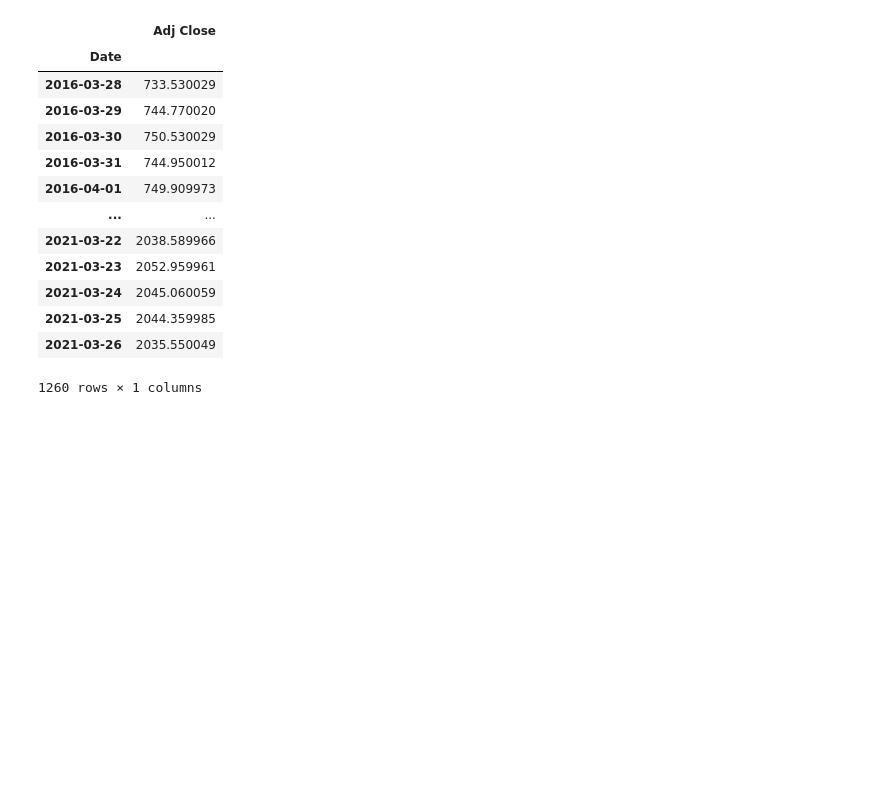
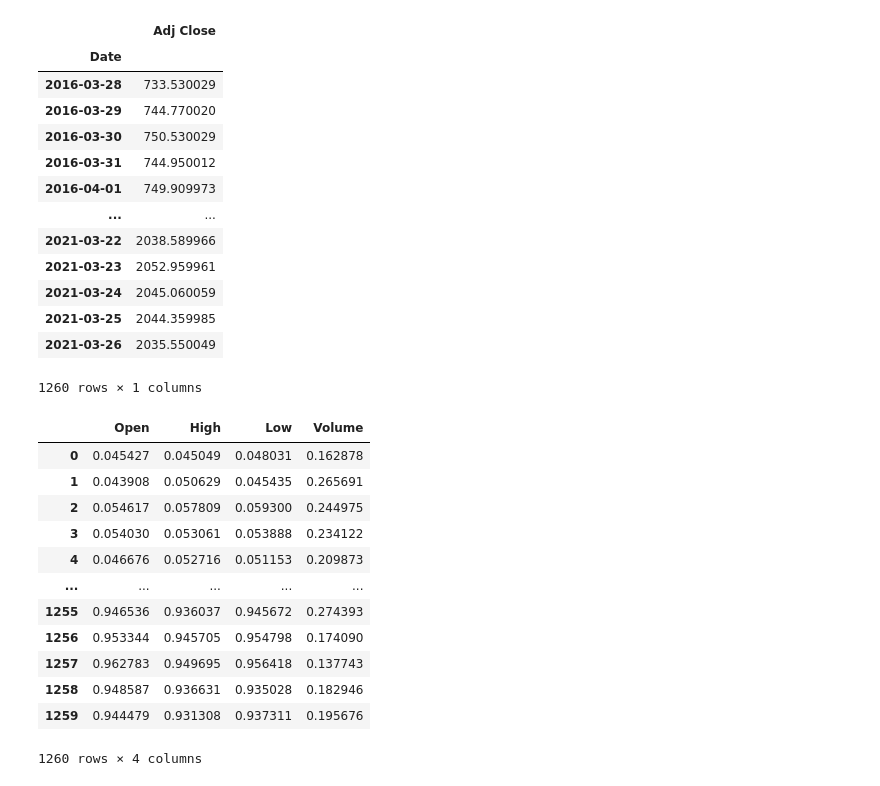
Before and after one commit to isoori/FAANG-Companies, a Jupyter notebook: FAANG Companies.ipynb, the cells around one changed output. Saved outputs shown, nothing was run; the diff lists cells and outputs as text; code cells hidden in the pictures; blank space fills up the shorter version.

```diff
--- a/FAANG Companies.ipynb
+++ b/FAANG Companies.ipynb
@@ -65,4 +65,23 @@ close_price
 | 2021-03-25 | 2044.359985 |
 | 2021-03-26 | 2035.550049 |
 1260 rows × 1 columns
+# %%
+scaller = MinMaxScaler()
+X = scaller.fit_transform(feature_tf)
+X = pd.DataFrame(data=X, columns=feature_tf.columns)
+X
+# %% [output]
+|  | Open | High | Low | Volume |
+| 0 | 0.045427 | 0.045049 | 0.048031 | 0.162878 |
+| 1 | 0.043908 | 0.050629 | 0.045435 | 0.265691 |
+| 2 | 0.054617 | 0.057809 | 0.059300 | 0.244975 |
+| 3 | 0.054030 | 0.053061 | 0.053888 | 0.234122 |
+| 4 | 0.046676 | 0.052716 | 0.051153 | 0.209873 |
+| ... | ... | ... | ... | ... |
+| 1255 | 0.946536 | 0.936037 | 0.945672 | 0.274393 |
+| 1256 | 0.953344 | 0.945705 | 0.954798 | 0.174090 |
+| 1257 | 0.962783 | 0.949695 | 0.956418 | 0.137743 |
+| 1258 | 0.948587 | 0.936631 | 0.935028 | 0.182946 |
+| 1259 | 0.944479 | 0.931308 | 0.937311 | 0.195676 |
+1260 rows × 4 columns
 # %%
```
Also changed, not shown: parts of 13 cells of this notebook.
